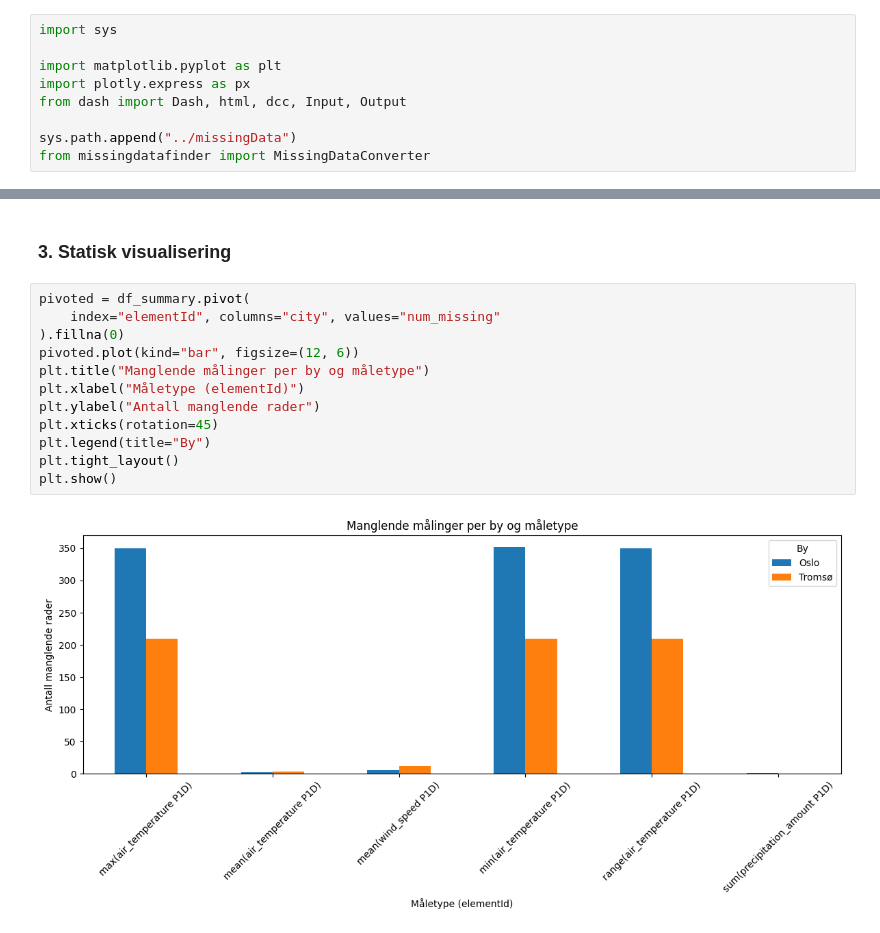
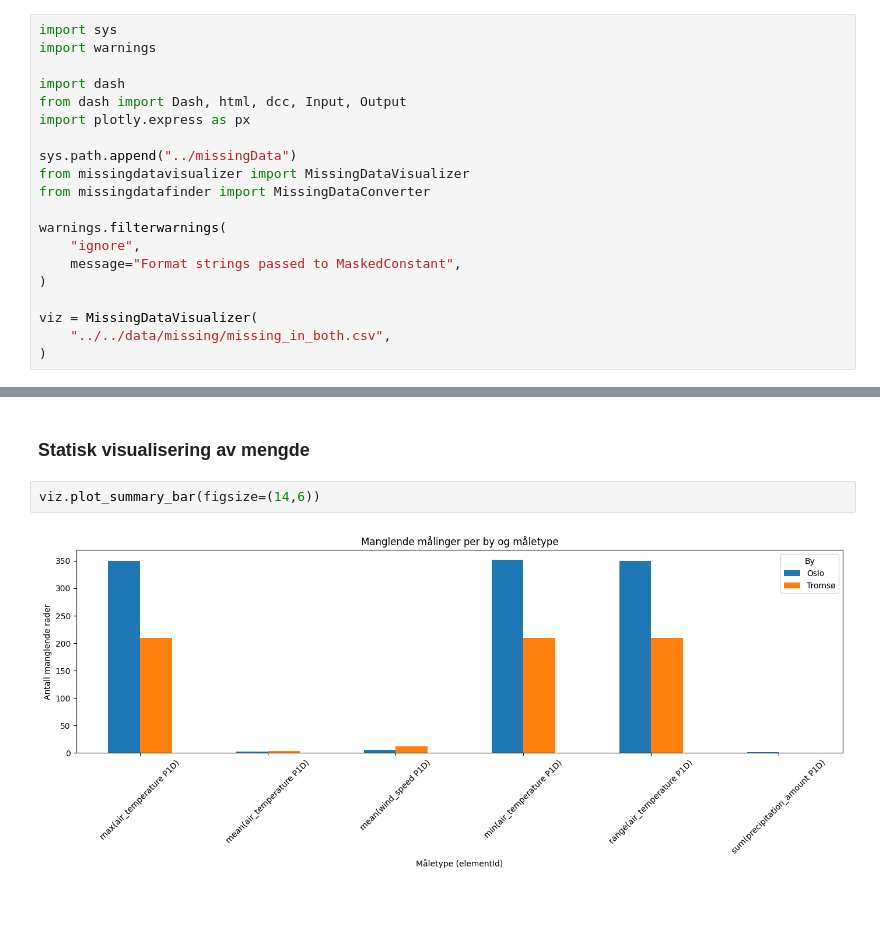
Before and after one commit to TDT4114-Gruppe2/Miljodataanalyseapplikasjon, a Jupyter notebook: src/visualization/missing_values_visualization.ipynb, the cells around one changed output, grey strips where cells are left out. Drawn from its saved outputs; the diff is of its cells as text; blank space fills up the shorter version.

Commit message:
Added viz for missing data and cleaned more code

```diff
--- a/src/visualization/missing_values_visualization.ipynb
+++ b/src/visualization/missing_values_visualization.ipynb
@@ -7,9 +7,20 @@ og interaktivt ved hjelp av Plotly og Dash.
 # %%
 import sys
+import warnings
 
-import matplotlib.pyplot as plt
+import dash
+from dash import Dash, html, dcc, Input, Output
 import plotly.express as px
-from dash import Dash, html, dcc, Input, Output
 
 sys.path.append("../missingData")
+from missingdatavisualizer import MissingDataVisualizer
 from missingdatafinder import MissingDataConverter
+
+warnings.filterwarnings(
+    "ignore",
+    message="Format strings passed to MaskedConstant",
+)
+
+viz = MissingDataVisualizer(
+    "../../data/missing/missing_in_both.csv",
+)
@@ -34,16 +27,6 @@ df_summary = (
 # %% [markdown]
-### 3. Statisk visualisering
+### Statisk visualisering av mengde
 # %%
-pivoted = df_summary.pivot(
-    index="elementId", columns="city", values="num_missing"
-).fillna(0)
-pivoted.plot(kind="bar", figsize=(12, 6))
-plt.title("Manglende målinger per by og måletype")
-plt.xlabel("Måletype (elementId)")
-plt.ylabel("Antall manglende rader")
-plt.xticks(rotation=45)
-plt.legend(title="By")
-plt.tight_layout()
-plt.show()
+viz.plot_summary_bar(figsize=(14,6))
 # %% [output]
-[figure, old version]
+[figure, new version]
```
Also changed, not shown: parts of 10 cells of this notebook, 4 other files.
